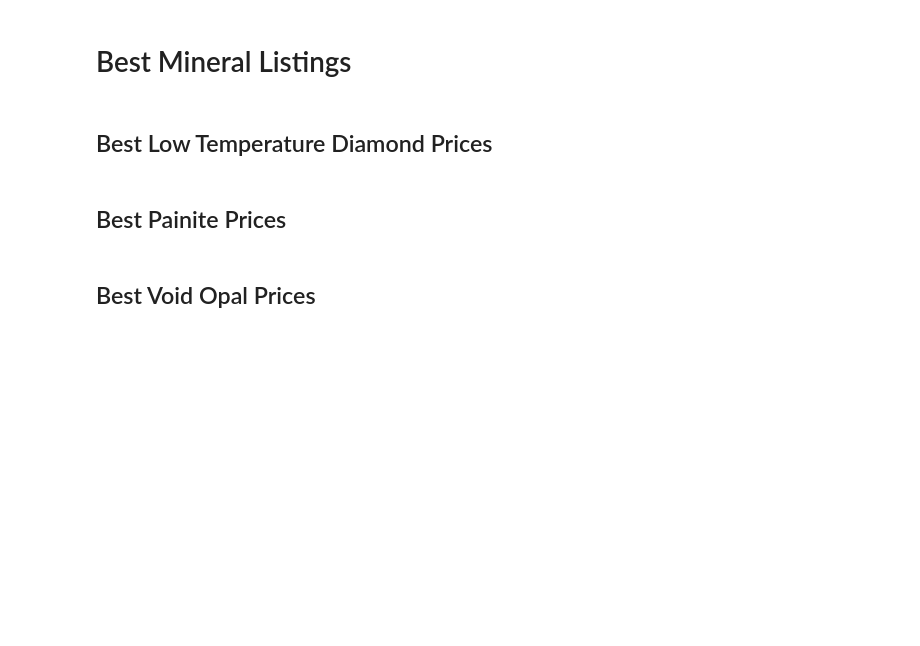
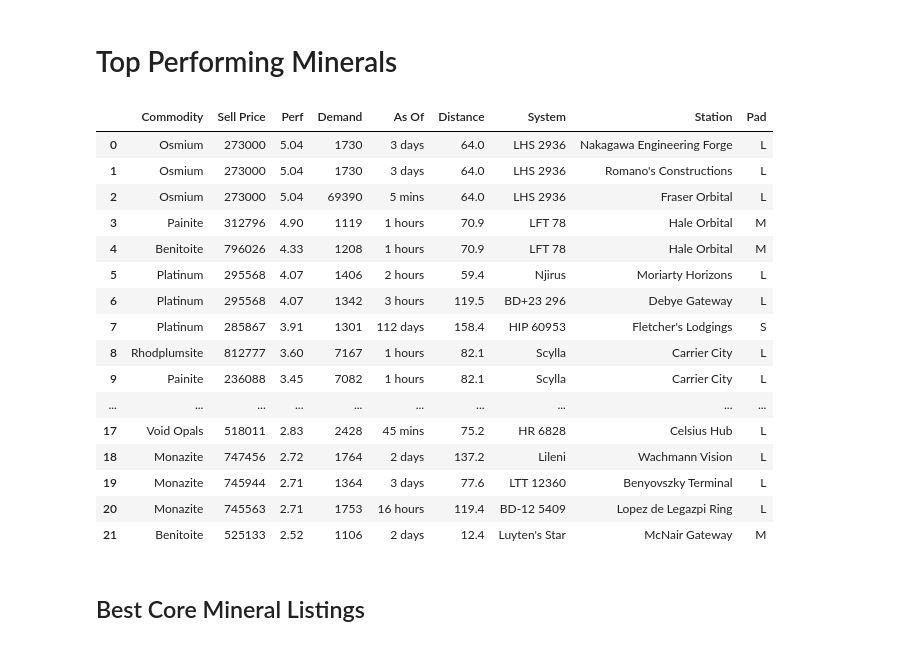
Before and after one commit to kominetz/elite-tools, a Jupyter notebook: notebooks/Daily Minerals Report.ipynb, the cells around one changed output. Saved outputs shown, nothing was run; the diff lists cells and outputs as text; code cells hidden in the pictures; blank space fills up the shorter version.

```diff
--- a/notebooks/Daily Minerals Report.ipynb
+++ b/notebooks/Daily Minerals Report.ipynb
@@ -9,2 +45,24 @@ eddb.load_feeds()
+# %% [markdown]
+# Top Performing Minerals #
+# %%
+eddb.best_perf_minerals(ref_system, ref_radius, commodity_count=3, top_count=25, min_perf = 2.5)
+# %% [output]
+|  | Commodity | Sell Price | Perf | Demand | As Of | Distance | System | Station | Pad |
+| 0 | Osmium | 273000 | 5.04 | 1730 | 3 days | 64.0 | LHS 2936 | Nakagawa Engineering Forge | L |
+| 1 | Osmium | 273000 | 5.04 | 1730 | 3 days | 64.0 | LHS 2936 | Romano's Constructions | L |
+| 2 | Osmium | 273000 | 5.04 | 69390 | 5 mins | 64.0 | LHS 2936 | Fraser Orbital | L |
+| 3 | Painite | 312796 | 4.90 | 1119 | 1 hours | 70.9 | LFT 78 | Hale Orbital | M |
+| 4 | Benitoite | 796026 | 4.33 | 1208 | 1 hours | 70.9 | LFT 78 | Hale Orbital | M |
+| 5 | Platinum | 295568 | 4.07 | 1406 | 2 hours | 59.4 | Njirus | Moriarty Horizons | L |
+| 6 | Platinum | 295568 | 4.07 | 1342 | 3 hours | 119.5 | BD+23 296 | Debye Gateway | L |
+| 7 | Platinum | 285867 | 3.91 | 1301 | 112 days | 158.4 | HIP 60953 | Fletcher's Lodgings | S |
+| 8 | Rhodplumsite | 812777 | 3.60 | 7167 | 1 hours | 82.1 | Scylla | Carrier City | L |
+| 9 | Painite | 236088 | 3.45 | 7082 | 1 hours | 82.1 | Scylla | Carrier City | L |
+| ... | ... | ... | ... | ... | ... | ... | ... | ... | ... |
+| 17 | Void Opals | 518011 | 2.83 | 2428 | 45 mins | 75.2 | HR 6828 | Celsius Hub | L |
+| 18 | Monazite | 747456 | 2.72 | 1764 | 2 days | 137.2 | Lileni | Wachmann Vision | L |
+| 19 | Monazite | 745944 | 2.71 | 1364 | 3 days | 77.6 | LTT 12360 | Benyovszky Terminal | L |
+| 20 | Monazite | 745563 | 2.71 | 1753 | 16 hours | 119.4 | BD-12 5409 | Lopez de Legazpi Ring | L |
+| 21 | Benitoite | 525133 | 2.52 | 1106 | 2 days | 12.4 | Luyten's Star | McNair Gateway | M |
 # %% [markdown]
-# Best Mineral Listings #
+## Best Core Mineral Listings ##
@@ -13,2 +68,0 @@ eddb.best_scoring_minerals('Sol', 500, commodity_count=10, top_count=15, min_sco
-# %% [markdown]
-## Best Low Temperature Diamond Prices ##
@@ -17,2 +68,0 @@ eddb.best_rt_listings("Mosche", (259-0), top_count=10, by_commodity=['Low Temper
-# %% [markdown]
-## Best Painite Prices ##
@@ -21,2 +68,0 @@ eddb.best_rt_listings("GCRV 1568", (219-0), top_count=10, by_commodity=['Painite
-# %% [markdown]
-## Best Void Opal Prices ##
```
Also changed, not shown: parts of 18 cells of this notebook, 3 other files.
